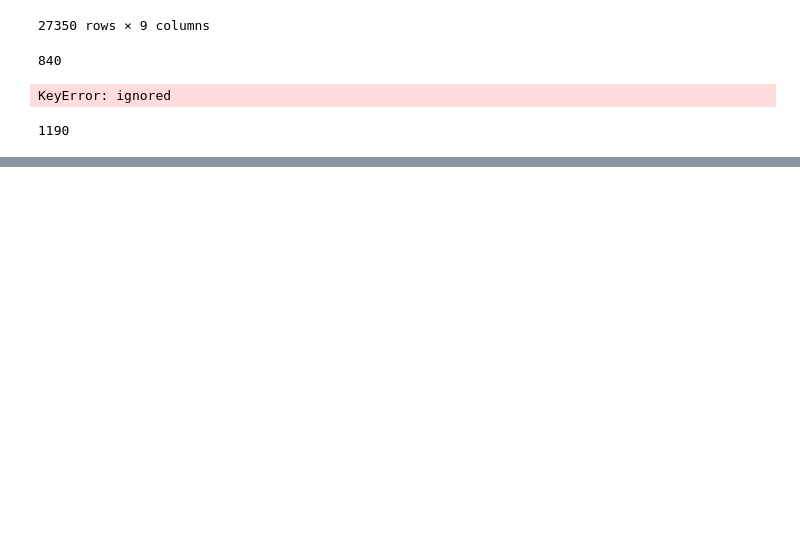
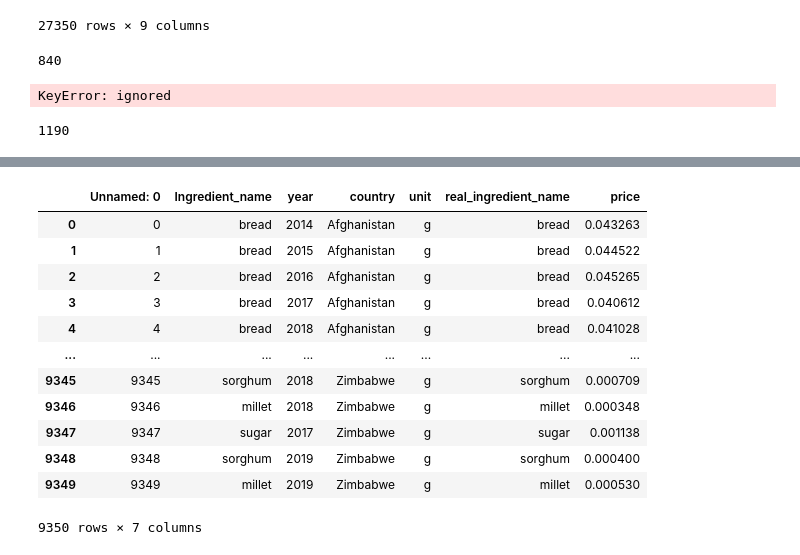
Before and after one commit to leonelc13/Final-Project-Gusteau, a Jupyter notebook: CIS4500_Data_Cleaning.ipynb, the cells around one changed output, grey strips where cells are left out. Saved outputs shown, nothing was run; the diff lists cells and outputs as text; code cells hidden in the pictures; blank space fills up the shorter version.

```diff
--- a/CIS4500_Data_Cleaning.ipynb
+++ b/CIS4500_Data_Cleaning.ipynb
@@ -245,0 +392,7 @@ max(lengths)
+# %%
+import pandas as pd
+
+ingr_df = pd.read_csv('final_ingredients.csv')
+prices_df = pd.read_csv('pricesFINAL.csv')
+# %%
+prices_df['Ingredient_name'] = prices_df['Ingredient_name'].apply(lambda x: x.strip())
@@ -245,0 +401,39 @@ max(lengths)
+# %%
+ingr_set = sorted(set(ingr_df['Ingredient_name']))
+
+def get_ingr_name(raw_ingr_name):
+  good_match_exists = False
+  potential_matches = [None] * 3 # 0 is perfect, 1 is matches prefix, 2 is contained
+  for ingr in ingr_set:
+    if ingr[:len(raw_ingr_name)] == raw_ingr_name:
+      if len(ingr) == len(raw_ingr_name):
+        potential_matches[0] = ingr
+      else:
+        potential_matches[1] = ingr
+    elif ingr.find(raw_ingr_name) != -1:
+      potential_matches[2] = ingr
+
+  for p in potential_matches:
+    if p is not None:
+      return p
+  return ''
+
+series = prices_df['Ingredient_name'].apply(get_ingr_name)
+# %%
+prices_df['real_ingredient_name'] = series
+# %%
+prices_df
+# %% [output]
+|  | Unnamed: 0 | Ingredient_name | year | country | unit | real_ingredient_name | price |
+| 0 | 0 | bread | 2014 | Afghanistan | g | bread | 0.043263 |
+| 1 | 1 | bread | 2015 | Afghanistan | g | bread | 0.044522 |
+| 2 | 2 | bread | 2016 | Afghanistan | g | bread | 0.045265 |
+| 3 | 3 | bread | 2017 | Afghanistan | g | bread | 0.040612 |
+| 4 | 4 | bread | 2018 | Afghanistan | g | bread | 0.041028 |
+| ... | ... | ... | ... | ... | ... | ... | ... |
+| 9345 | 9345 | sorghum | 2018 | Zimbabwe | g | sorghum | 0.000709 |
+| 9346 | 9346 | millet | 2018 | Zimbabwe | g | millet | 0.000348 |
+| 9347 | 9347 | sugar | 2017 | Zimbabwe | g | sugar | 0.001138 |
+| 9348 | 9348 | sorghum | 2019 | Zimbabwe | g | sorghum | 0.000400 |
+| 9349 | 9349 | millet | 2019 | Zimbabwe | g | millet | 0.000530 |
+9350 rows × 7 columns
```
Also changed, not shown: parts of 23 cells of this notebook, 25 other files.
